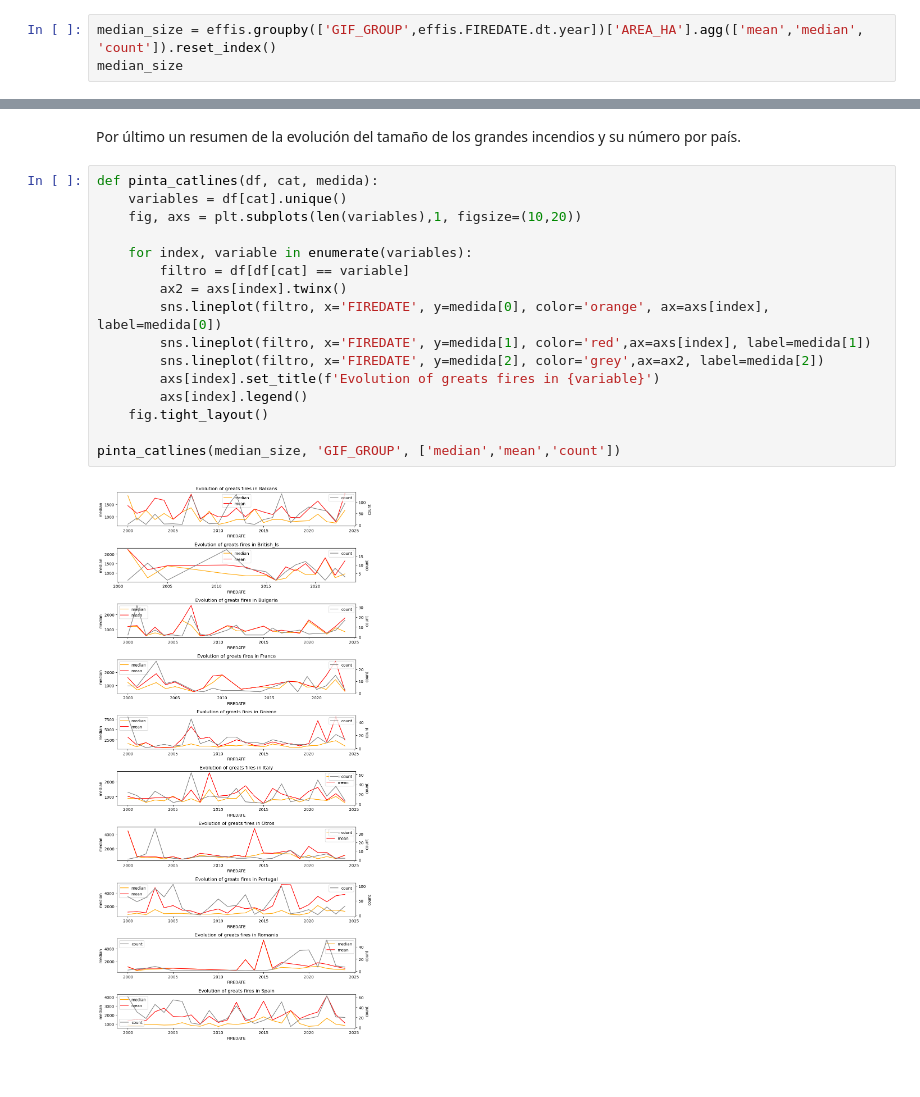
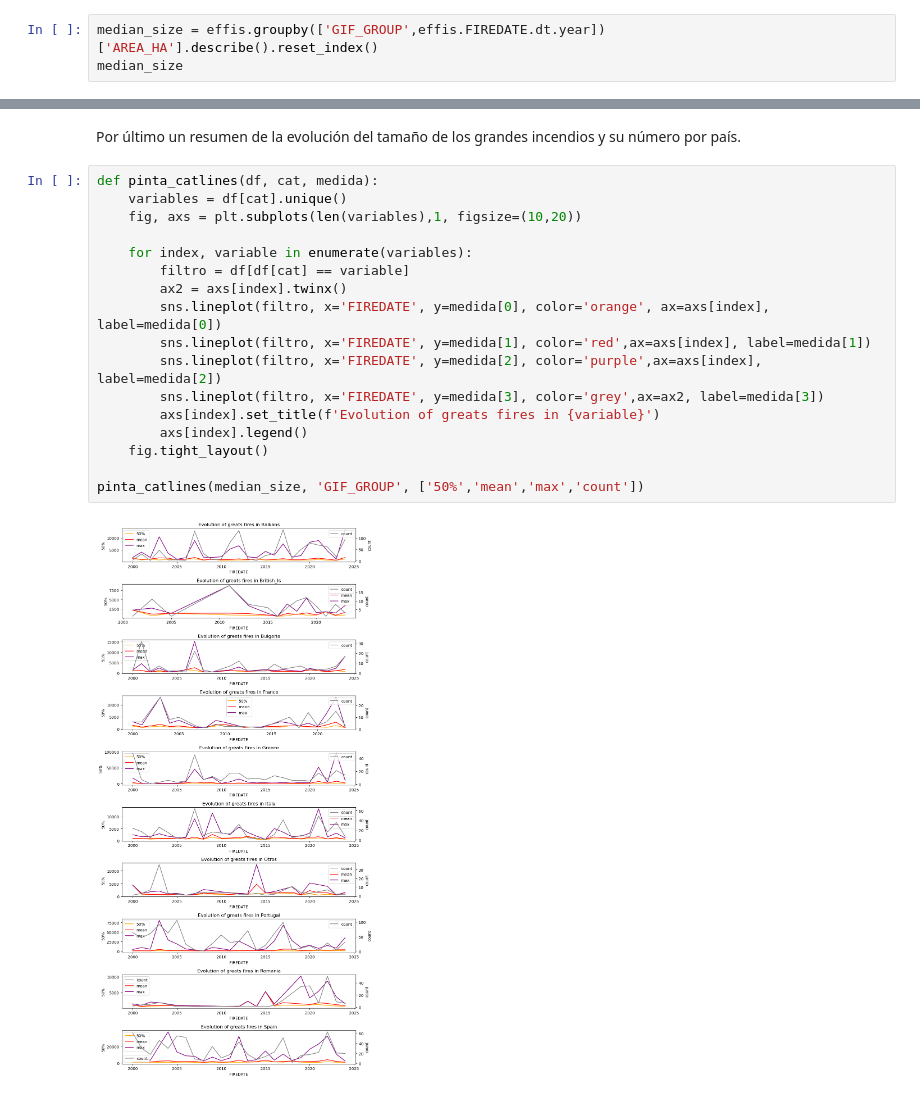
Before and after one commit to vrieraj/EDA_EFFIS, a Jupyter notebook: EDA_EFFIS.ipynb, the cells around one changed output, grey strips where cells are left out. Drawn from its saved outputs; the diff is of its cells as text.

```diff
--- a/EDA_EFFIS.ipynb
+++ b/EDA_EFFIS.ipynb
@@ -592,4 +592,4 @@ sns.lineplot(effis, x=effis.FIREDATE.dt.year, y=np.log(effis.AREA_HA), hue='GIF_
 # %%
-median_size = effis.groupby(['GIF_GROUP',effis.FIREDATE.dt.year])['AREA_HA'].agg(['mean','median', 'count']).reset_index()
+median_size = effis.groupby(['GIF_GROUP',effis.FIREDATE.dt.year])['AREA_HA'].describe().reset_index()
 median_size
 # %% [output]
@@ -619,18 +630,19 @@ Por último un resumen de la evolución del tamaño de los grandes incendios y s
 # %%
 def pinta_catlines(df, cat, medida):
     variables = df[cat].unique()
     fig, axs = plt.subplots(len(variables),1, figsize=(10,20))
 
     for index, variable in enumerate(variables):
         filtro = df[df[cat] == variable]
         ax2 = axs[index].twinx()
         sns.lineplot(filtro, x='FIREDATE', y=medida[0], color='orange', ax=axs[index], label=medida[0])
         sns.lineplot(filtro, x='FIREDATE', y=medida[1], color='red',ax=axs[index], label=medida[1])
-        sns.lineplot(filtro, x='FIREDATE', y=medida[2], color='grey',ax=ax2, label=medida[2])
+        sns.lineplot(filtro, x='FIREDATE', y=medida[2], color='purple',ax=axs[index], label=medida[2])
+        sns.lineplot(filtro, x='FIREDATE', y=medida[3], color='grey',ax=ax2, label=medida[3])
         axs[index].set_title(f'Evolution of greats fires in {variable}')
         axs[index].legend()
     fig.tight_layout()
 
-pinta_catlines(median_size, 'GIF_GROUP', ['median','mean','count'])
+pinta_catlines(median_size, 'GIF_GROUP', ['50%','mean','max','count'])
 # %% [output]
-[figure, old version]
+[figure, new version]
```
Also changed, not shown: parts of 9 cells of this notebook.
